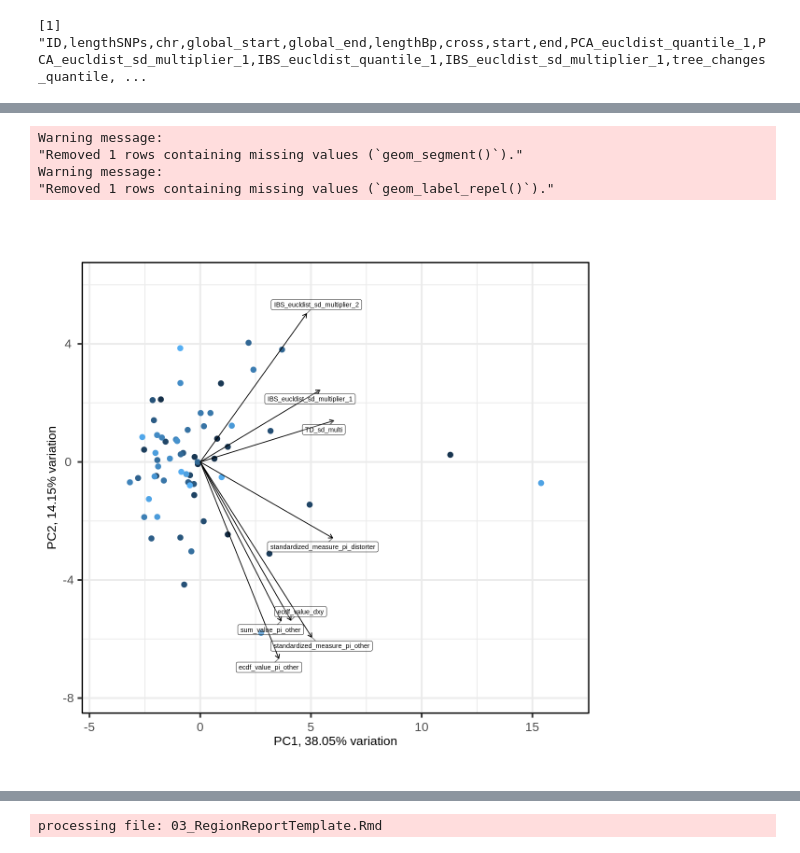
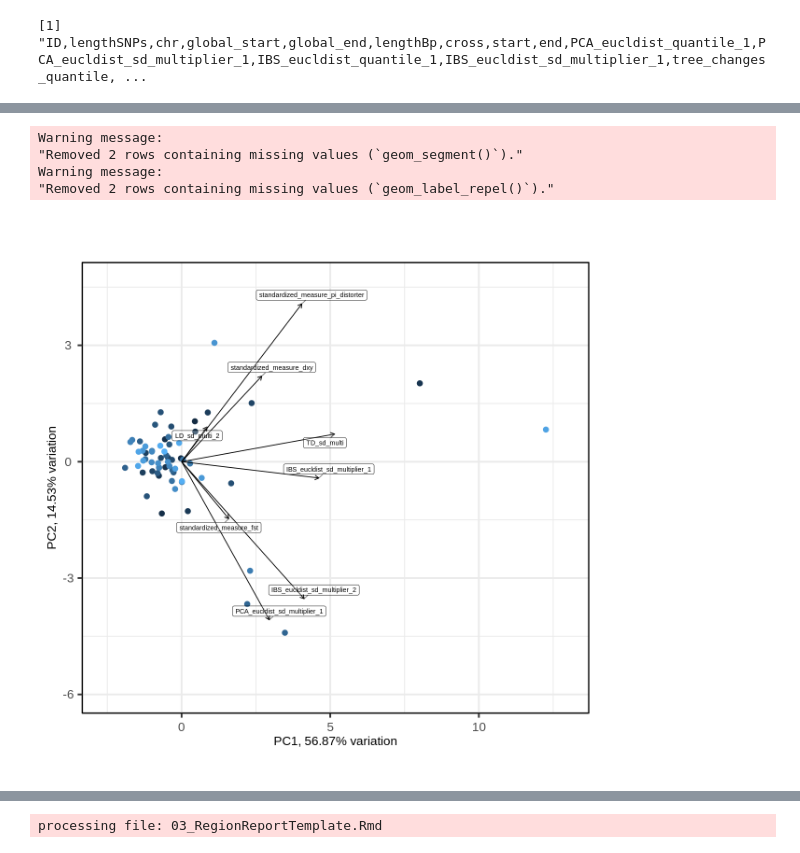
Before and after one commit to jnrunge/TRD, a Jupyter notebook: 03_GenomicSignals/03_PutItAllTogether.ipynb, the cells around one changed output, grey strips where cells are left out. Cells and saved outputs as stored; diff of their text form; code cells hidden in the pictures.

```diff
--- a/03_GenomicSignals/03_PutItAllTogether.ipynb
+++ b/03_GenomicSignals/03_PutItAllTogether.ipynb
@@ -578,5 +575,5 @@ paste(colnames(One_Table),collapse=",")
 [1] "ID,lengthSNPs,chr,global_start,global_end,lengthBp,cross,start,end,PCA_eucldist_quantile_1,PCA_eucldist_sd_multiplier_1,IBS_eucldist_quantile_1,IBS_eucldist_sd_multiplier_1,tree_changes_quantile, ...
 # %%
 scale_numeric<-function(x){
-    return(as.numeric(scale(x)))
+    return(as.numeric(scale(x, center = FALSE)))
 }
@@ -582,0 +609,15 @@ scale_numeric<-function(x){
+# %%
+# acknowldgeding TRD direction in the PCA / IBS data
+
+One_Table<-mutate(One_Table, PCA_eucldist_sd_multiplier_distorter=ifelse(Distorter==1,
+                                                                         PCA_eucldist_sd_multiplier_1,
+                                                                         PCA_eucldist_sd_multiplier_2),
+                    PCA_eucldist_sd_multiplier_other=ifelse(Distorter==2,
+                                                                         PCA_eucldist_sd_multiplier_1,
+                                                                         PCA_eucldist_sd_multiplier_2),
+                 IBS_eucldist_sd_multiplier_distorter=ifelse(Distorter==1,
+                                                                         IBS_eucldist_sd_multiplier_1,
+                                                                         IBS_eucldist_sd_multiplier_2),
+                 IBS_eucldist_sd_multiplier_other=ifelse(Distorter==2,
+                                                                         IBS_eucldist_sd_multiplier_1,
+                                                                         IBS_eucldist_sd_multiplier_2))
@@ -583,14 +673,19 @@ scale_numeric<-function(x){
 # %%
 # getting rid of the SVs and also NAs
+# only one type of variable (sd multipliers) for now so that no scaling issues can arise
 clustering_subset<-select(One_Table, AF,
-                         PCA_eucldist_quantile_1,PCA_eucldist_sd_multiplier_1,IBS_eucldist_quantile_1,IBS_eucldist_sd_multiplier_1,
+                         PCA_eucldist_sd_multiplier_distorter,IBS_eucldist_sd_multiplier_distorter,
                           #tree_changes_quantile,tree_changes_sd_multiplier,tree_changes_raw,
-                          PCA_eucldist_quantile_2,PCA_eucldist_sd_multiplier_2,IBS_eucldist_quantile_2,IBS_eucldist_sd_multiplier_2,sum_value_pi_distorter,sum_value_pi_other,sum_value_fst,sum_value_dxy,ecdf_value_pi_distorter,ecdf_value_pi_other,ecdf_value_fst,ecdf_value_dxy,standardized_measure_pi_distorter,standardized_measure_pi_other,standardized_measure_fst,standardized_measure_dxy,LD_sd_multi_1,LD_sd_multi_2,TD_sd_multi,TD_ecdf)
+                        PCA_eucldist_sd_multiplier_other,IBS_eucldist_sd_multiplier_other,standardized_measure_pi_distorter,standardized_measure_pi_other,standardized_measure_fst,standardized_measure_dxy,LD_sd_multi_2,TD_sd_multi)
+
 
 clustering_subset <- clustering_subset %>% mutate(AF=abs(AF-0.5)) %>%
   # Scale all columns
-  mutate_all(~ scale_numeric(.)) %>%
+  mutate_all(~ scale_numeric(.)) %>% mutate(row=row_number())%>%
   # Convert to rowwise data frame
   rowwise() %>%
   # Remove rows with NA values
   filter(!any(is.na(c_across(everything()))))
+
+OneTable_rows_in_clustering_subset<-pull(clustering_subset, row)
+clustering_subset<-select(clustering_subset, -row)
@@ -605,14 +864,13 @@ geom_point()
 cluster_transposed<-t(as.data.frame(select(clustering_subset, -AF)))
 colnames(cluster_transposed)<-1:ncol(cluster_transposed)
 # %%
-# why different results?
-
 library(PCAtools)
+#metadata<-data.frame(row.names = colnames(cluster_transposed), AF=pull(clustering_subset, AF))
 p <- pca(cluster_transposed)
-biplot(p, showLoadings = TRUE, lab = NULL, showLoadingsNames=TRUE, )
+biplot(p, showLoadings = TRUE, lab = NULL, showLoadingsNames=TRUE, ntopLoadings=10)
 # %% [output]
 Warning message:
-"Removed 1 rows containing missing values (`geom_segment()`)."
+"Removed 2 rows containing missing values (`geom_segment()`)."
 Warning message:
-"Removed 1 rows containing missing values (`geom_label_repel()`)."
+"Removed 2 rows containing missing values (`geom_label_repel()`)."
-[figure, old version]
+[figure, new version]
```
Also changed, not shown: parts of 38 cells of this notebook, 8 other files.
